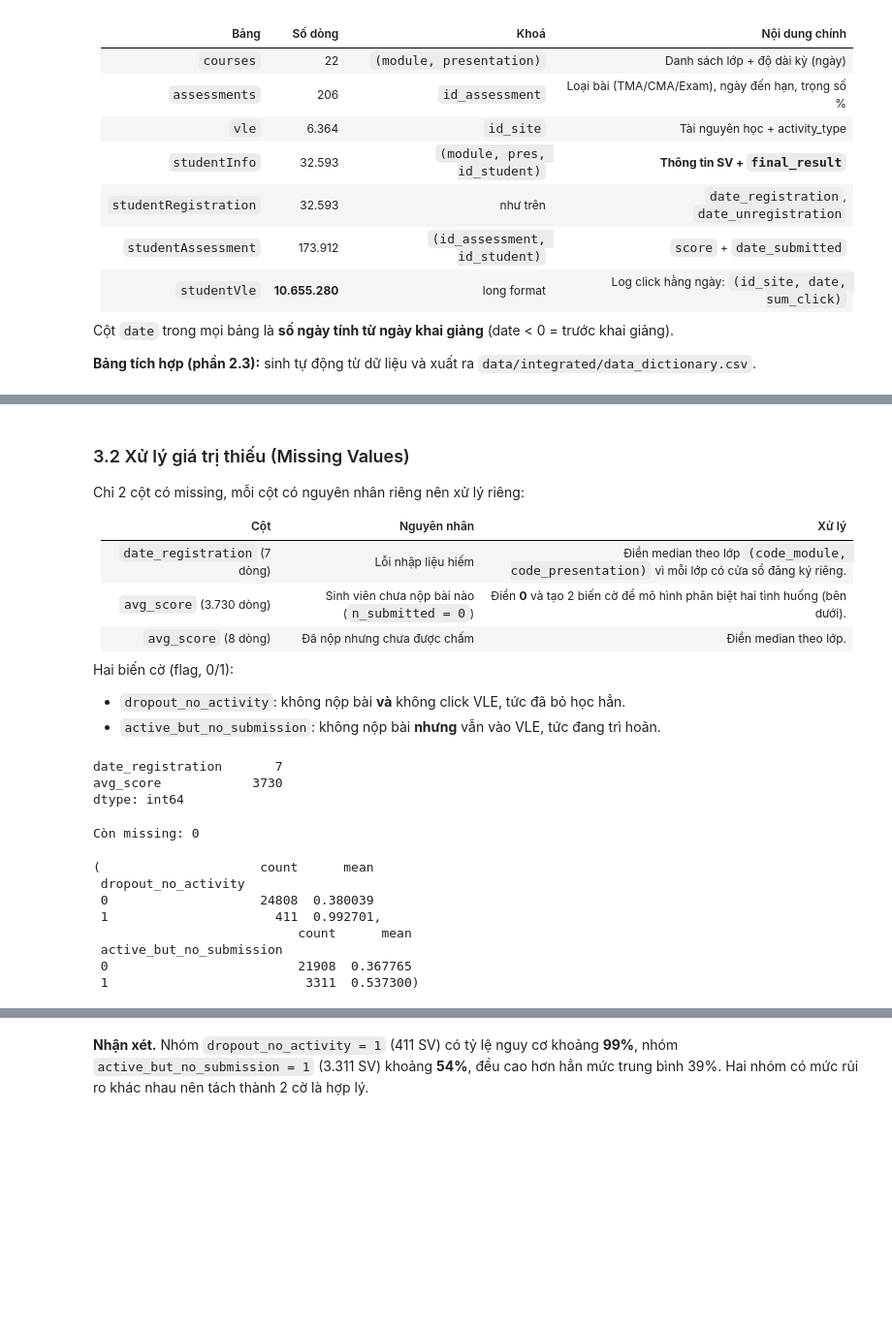
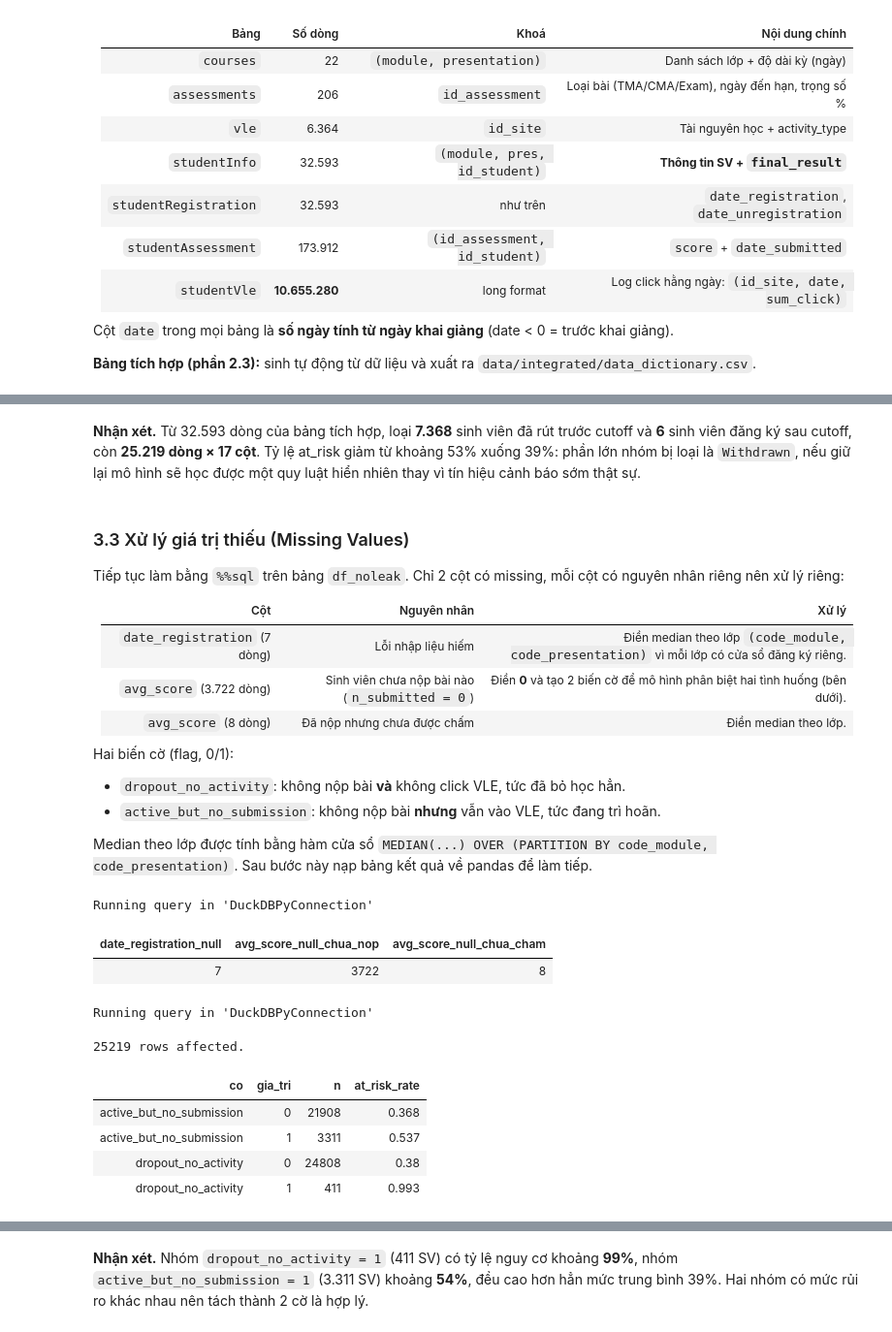
Before and after one commit to NguyenAnh1421/Early-Warning-At-Risk-Students-OULAD, a Jupyter notebook: G6_FINAL.ipynb, the cells around one changed output, grey strips where cells are left out. Shown at 97% size. Cells and saved outputs as stored; diff of their text form; code cells hidden in the pictures; blank space fills up the shorter version.

```diff
--- a/G6_FINAL.ipynb
+++ b/G6_FINAL.ipynb
@@ -315,43 +345,59 @@ data_dict
+# %% [markdown]
+**Nhận xét.** Từ 32.593 dòng của bảng tích hợp, loại **7.368** sinh viên đã rút trước cutoff và **6** sinh viên đăng ký sau cutoff, còn **25.219 dòng × 17 cột**. Tỷ lệ at_risk giảm từ khoảng 53% xuống 39%: phần lớn nhóm bị loại là `Withdrawn`, nếu giữ lại mô hình sẽ học được một quy luật hiển nhiên thay vì tín hiệu cảnh báo sớm thật sự.
 # %% [markdown]
-### 3.2 Xử lý giá trị thiếu (Missing Values)
+### 3.3 Xử lý giá trị thiếu (Missing Values)
 
-Chỉ 2 cột có missing, mỗi cột có nguyên nhân riêng nên xử lý riêng:
+Tiếp tục làm bằng `%%sql` trên bảng `df_noleak`. Chỉ 2 cột có missing, mỗi cột có nguyên nhân riêng nên xử lý riêng:
 
 | Cột | Nguyên nhân | Xử lý |
 |---|---|---|
 | `date_registration` (7 dòng) | Lỗi nhập liệu hiếm | Điền median theo lớp `(code_module, code_presentation)` vì mỗi lớp có cửa sổ đăng ký riêng. |
-| `avg_score` (3.730 dòng) | Sinh viên chưa nộp bài nào (`n_submitted = 0`) | Điền **0** và tạo 2 biến cờ để mô hình phân biệt hai tình huống (bên dưới). |
+| `avg_score` (3.722 dòng) | Sinh viên chưa nộp bài nào (`n_submitted = 0`) | Điền **0** và tạo 2 biến cờ để mô hình phân biệt hai tình huống (bên dưới). |
 | `avg_score` (8 dòng) | Đã nộp nhưng chưa được chấm | Điền median theo lớp. |
 
 Hai biến cờ (flag, 0/1):
 - `dropout_no_activity`: không nộp bài **và** không click VLE, tức đã bỏ học hẳn.
 - `active_but_no_submission`: không nộp bài **nhưng** vẫn vào VLE, tức đang trì hoãn.
+
+Median theo lớp được tính bằng hàm cửa sổ `MEDIAN(...) OVER (PARTITION BY code_module, code_presentation)`. Sau bước này nạp bảng kết quả về pandas để làm tiếp.
-# %%
-df.isna().sum()[lambda s: s > 0]
-# %% [output]
-date_registration       7
-avg_score            3730
-dtype: int64
-# %%
-cls = ['code_module', 'code_presentation']
-
-df['dropout_no_activity']      = ((df['n_submitted'] == 0) & (df['total_clicks'] == 0)).astype(int)
-df['active_but_no_submission'] = ((df['n_submitted'] == 0) & (df['total_clicks'] > 0)).astype(int)
-
-df.loc[df['n_submitted'] == 0, 'avg_score'] = 0
-for c in ['date_registration', 'avg_score']:
-    df[c] = df[c].fillna(df.groupby(cls)[c].transform('median'))
-
-print('Còn missing:', df.isna().sum().sum())
-df.groupby('dropout_no_activity')['at_risk'].agg(['count', 'mean']), \
-df.groupby('active_but_no_submission')['at_risk'].agg(['count', 'mean'])
-# %% [output]
-Còn missing: 0
-(                     count      mean
- dropout_no_activity
- 0                    24808  0.380039
- 1                      411  0.992701,
-                           count      mean
- active_but_no_submission
- 0                         21908  0.367765
- 1                          3311  0.537300)
+# %%
+%%sql
+SELECT COUNT(*) - COUNT(date_registration)                         AS date_registration_null,
+       COUNT(*) FILTER (WHERE avg_score IS NULL AND n_submitted = 0) AS avg_score_null_chua_nop,
+       COUNT(*) FILTER (WHERE avg_score IS NULL AND n_submitted > 0) AS avg_score_null_chua_cham
+FROM df_noleak;
+# %% [output]
+Running query in 'DuckDBPyConnection'
+| date_registration_null | avg_score_null_chua_nop | avg_score_null_chua_cham |
+| 7 | 3722 | 8 |
+# %%
+%%sql
+CREATE OR REPLACE TABLE df_filled AS
+WITH s AS (
+    -- chưa nộp bài nào: điểm = 0
+    SELECT * REPLACE (CASE WHEN n_submitted = 0 THEN 0 ELSE avg_score END AS avg_score)
+    FROM df_noleak
+)
+SELECT * REPLACE (
+           COALESCE(date_registration, MEDIAN(date_registration) OVER w) AS date_registration,
+           COALESCE(avg_score,         MEDIAN(avg_score)         OVER w) AS avg_score),
+       CASE WHEN n_submitted = 0 AND total_clicks = 0 THEN 1 ELSE 0 END AS dropout_no_activity,
+       CASE WHEN n_submitted = 0 AND total_clicks > 0 THEN 1 ELSE 0 END AS active_but_no_submission
+FROM s
+WINDOW w AS (PARTITION BY code_module, code_presentation)
+ORDER BY code_module, code_presentation, id_student;
+
+SELECT 'dropout_no_activity' AS co, dropout_no_activity AS gia_tri, COUNT(*) AS n, ROUND(AVG(at_risk), 3) AS at_risk_rate
+FROM df_filled GROUP BY ALL
+UNION ALL
+SELECT 'active_but_no_submission', active_but_no_submission, COUNT(*), ROUND(AVG(at_risk), 3)
+FROM df_filled GROUP BY ALL
+ORDER BY co, gia_tri;
+# %% [output]
+Running query in 'DuckDBPyConnection'
+25219 rows affected.
+| co | gia_tri | n | at_risk_rate |
+| active_but_no_submission | 0 | 21908 | 0.368 |
+| active_but_no_submission | 1 | 3311 | 0.537 |
+| dropout_no_activity | 0 | 24808 | 0.38 |
+| dropout_no_activity | 1 | 411 | 0.993 |
```
Also changed, not shown: parts of 11 cells of this notebook, 4 other files.
